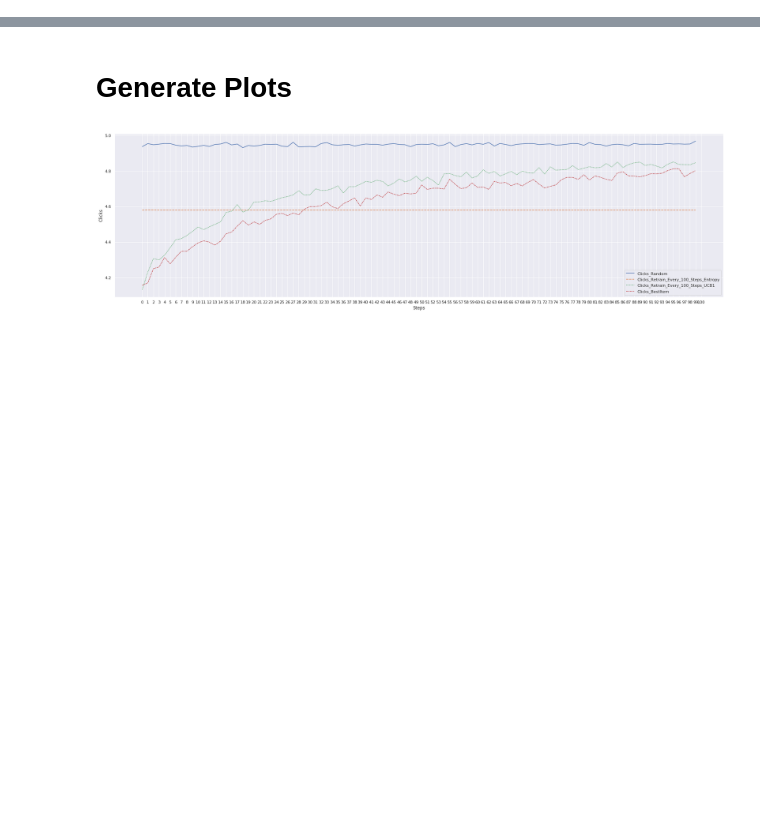
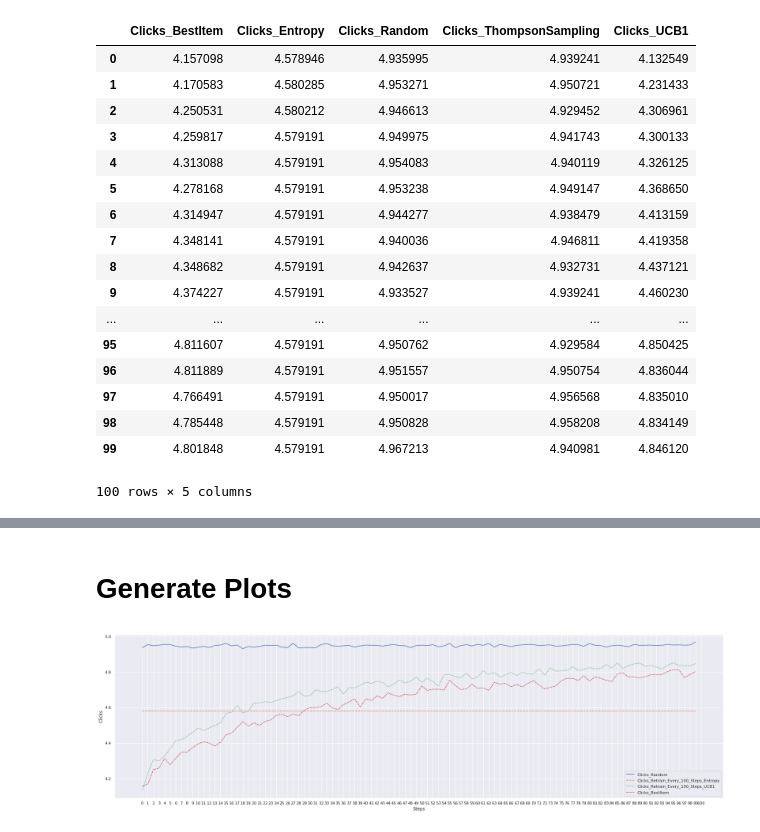
Before and after one commit to wuga214/Q-VAE-Recommendation, a Jupyter notebook: Kai Plot/Plot.ipynb, the cells around one changed output, grey strips where cells are left out. Saved outputs shown, nothing was run; the diff lists cells and outputs as text; code cells hidden in the pictures; blank space fills up the shorter version.

```diff
--- a/Kai Plot/Plot.ipynb
+++ b/Kai Plot/Plot.ipynb
@@ -17,0 +80,21 @@ def preprocess_df(name):
+# %%
+dd.iloc[:,0:5]
+# %% [output]
+|  | Clicks_BestItem | Clicks_Entropy | Clicks_Random | Clicks_ThompsonSampling | Clicks_UCB1 |
+| 0 | 4.157098 | 4.578946 | 4.935995 | 4.939241 | 4.132549 |
+| 1 | 4.170583 | 4.580285 | 4.953271 | 4.950721 | 4.231433 |
+| 2 | 4.250531 | 4.580212 | 4.946613 | 4.929452 | 4.306961 |
+| 3 | 4.259817 | 4.579191 | 4.949975 | 4.941743 | 4.300133 |
+| 4 | 4.313088 | 4.579191 | 4.954083 | 4.940119 | 4.326125 |
+| 5 | 4.278168 | 4.579191 | 4.953238 | 4.949147 | 4.368650 |
+| 6 | 4.314947 | 4.579191 | 4.944277 | 4.938479 | 4.413159 |
+| 7 | 4.348141 | 4.579191 | 4.940036 | 4.946811 | 4.419358 |
+| 8 | 4.348682 | 4.579191 | 4.942637 | 4.932731 | 4.437121 |
+| 9 | 4.374227 | 4.579191 | 4.933527 | 4.939241 | 4.460230 |
+| ... | ... | ... | ... | ... | ... |
+| 95 | 4.811607 | 4.579191 | 4.950762 | 4.929584 | 4.850425 |
+| 96 | 4.811889 | 4.579191 | 4.951557 | 4.950754 | 4.836044 |
+| 97 | 4.766491 | 4.579191 | 4.950017 | 4.956568 | 4.835010 |
+| 98 | 4.785448 | 4.579191 | 4.950828 | 4.958208 | 4.834149 |
+| 99 | 4.801848 | 4.579191 | 4.967213 | 4.940981 | 4.846120 |
+100 rows × 5 columns
```
Also changed, not shown: parts of 9 cells of this notebook, 21 other files.
